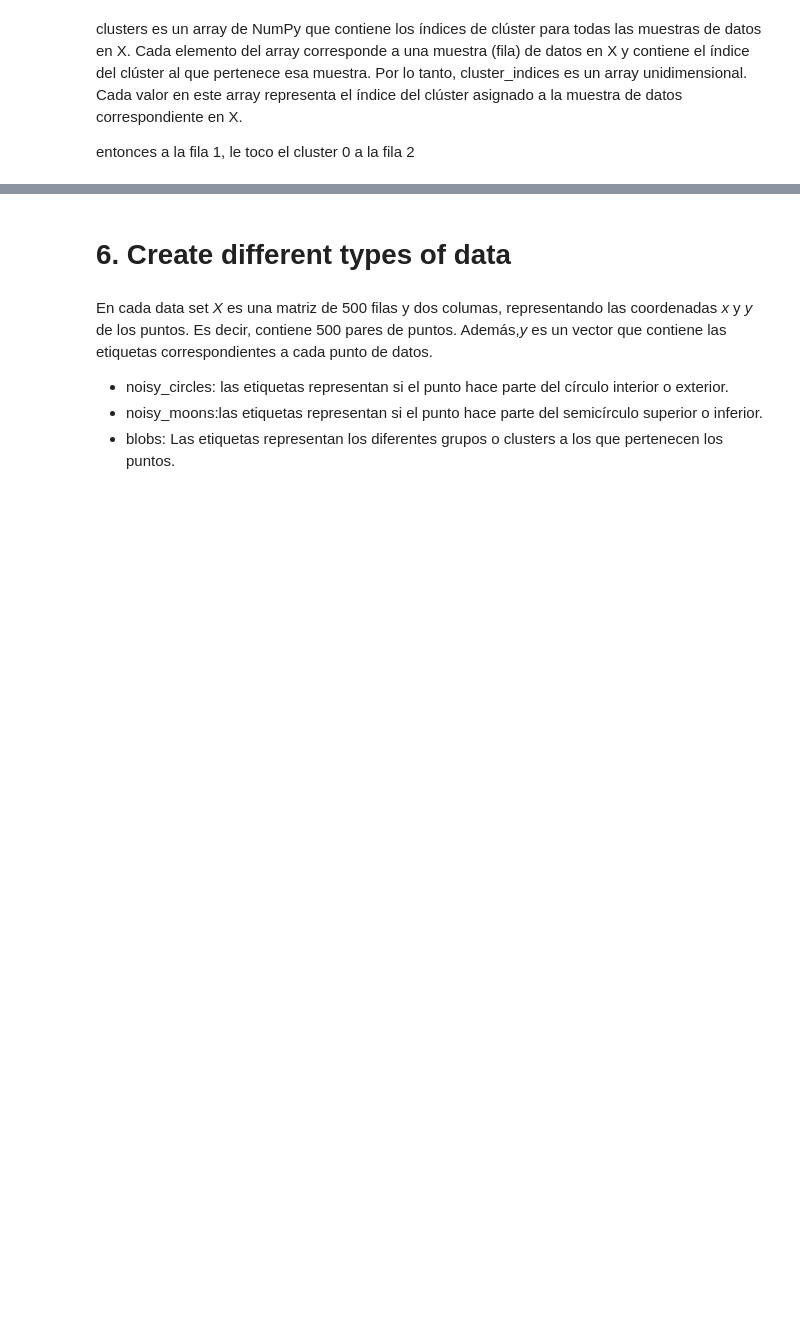
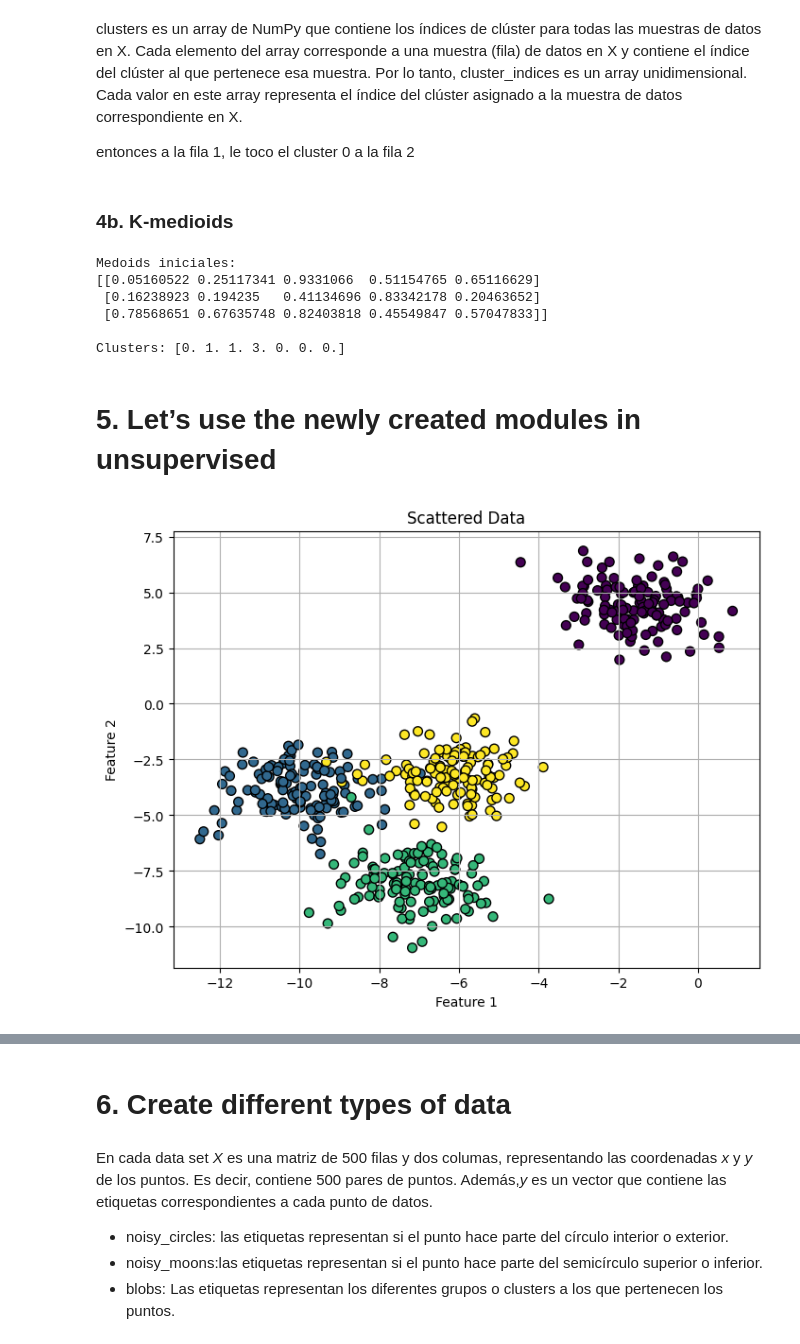
Before and after one commit to melissaortegaa/machine_learning_2, a Jupyter notebook: ML2/clustering.ipynb, the cells around one changed output, grey strips where cells are left out. Cells and saved outputs as stored; diff of their text form; code cells hidden in the pictures; blank space fills up the shorter version.

```diff
--- a/ML2/clustering.ipynb
+++ b/ML2/clustering.ipynb
@@ -101,3 +103,29 @@ clusters es un array de NumPy que contiene los índices de clúster para todas l
 
 entonces a la fila 1, le toco el cluster 0
 a la fila 2
+# %% [markdown]
+### 4b. K-medioids
+# %%
+from unsupervised.clusters.kmedoids import KMedoids
+
+# Crear instancia de KMedoids
+kmedoids = KMedoids()
+
+# Datos de ejemplo (sustitúyelos con tus propios datos)
+X = np.random.rand(7, 5)
+K = 3
+
+# Calcular clusters con K-medoids
+clusters = kmedoids.fit(K, X)
+
+# Imprimir clusters obtenidos
+print("Clusters:", clusters)
+# %% [output]
+Medoids iniciales:
+[[0.05160522 0.25117341 0.9331066  0.51154765 0.65116629]
+ [0.16238923 0.194235   0.41134696 0.83342178 0.20463652]
+ [0.78568651 0.67635748 0.82403818 0.45549847 0.57047833]]
+
+Clusters: [0. 1. 1. 3. 0. 0. 0.]
+# %% [markdown]
+# 5. Let’s use the newly created modules in unsupervised
@@ -103,0 +143,11 @@ a la fila 2
+# %%
+# Tramar el conjunto de datos
+plt.figure(figsize=(8, 6))
+plt.scatter(X[:, 0], X[:, 1], c=y, cmap='viridis', s=50, edgecolors='k')
+plt.title('Scattered Data')
+plt.xlabel('Feature 1')
+plt.ylabel('Feature 2')
+plt.grid(True)
+plt.show()
+# %% [output]
+[figure, added]
```
Also changed, not shown: parts of 12 cells of this notebook, 3 other files.
